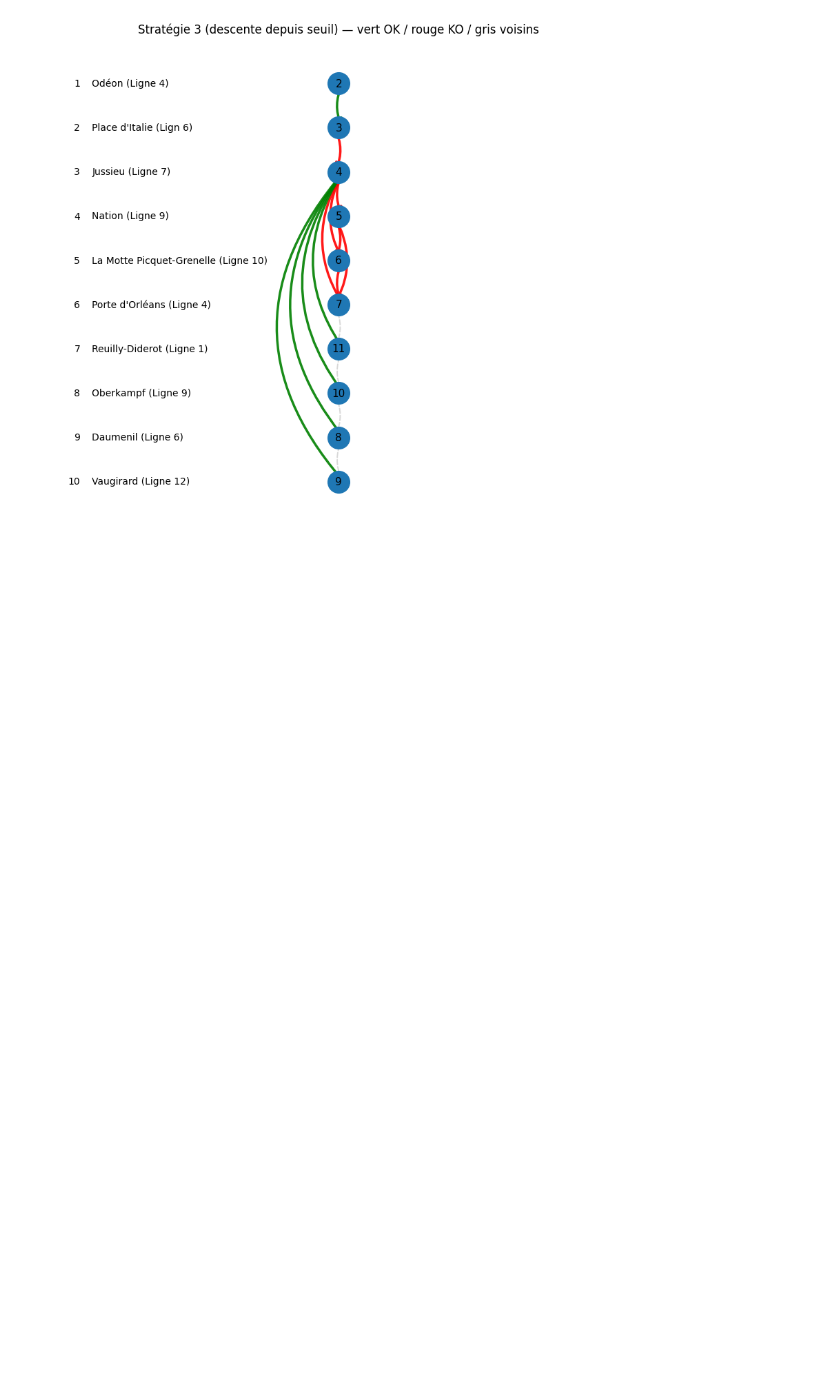
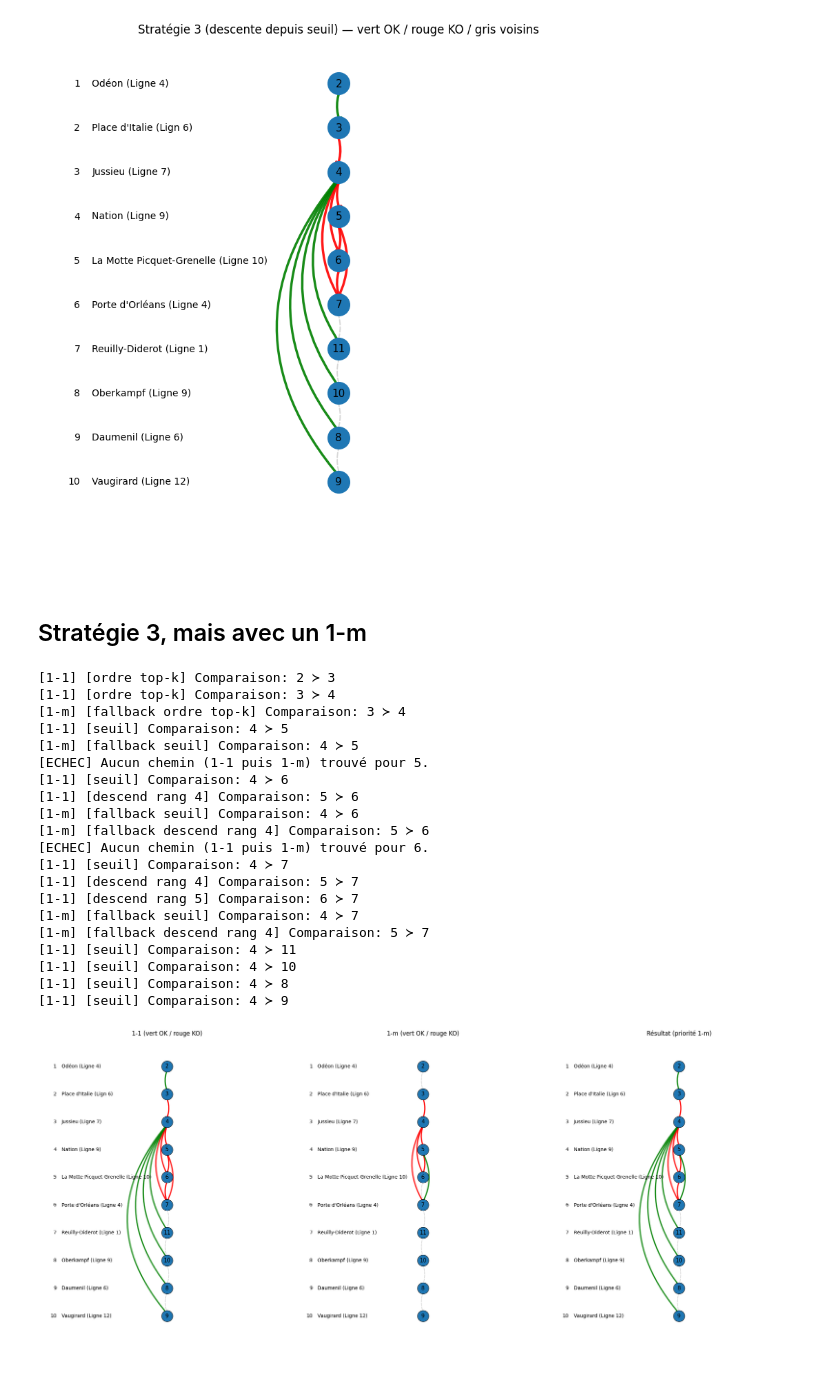
Before and after one commit to KarinaMusina44/SDP-optim, a Jupyter notebook: Projet_SDP_datasets.ipynb, the cells around one changed output. Drawn from its saved outputs; the diff is of its cells as text; code cells hidden in the pictures; blank space fills up the shorter version.

Commit message:
Add 1-m and 1-m or m-1 in utils, update strategy 3

```diff
--- a/Projet_SDP_datasets.ipynb
+++ b/Projet_SDP_datasets.ipynb
@@ -750,3 +750,5 @@ plot_strategy_graph(
 [seuil] Comparaison: 4 ≻ 8
 [seuil] Comparaison: 4 ≻ 9
 [figure]
+# %% [markdown]
+## Stratégie 3, mais avec un 1-m
@@ -752,0 +1048,39 @@ plot_strategy_graph(
+# %%
+strategy_results = run_strategy_descend_with_fallback_1m(
+    sorted_dataset=stations_ranked,
+    top_k=3,
+    eps_zero=0.0,
+    gurobi_output=False,
+    verbose=True
+)
+
+plot_three_plots_from_descend_results(
+    stations_ranked=stations_ranked,
+    results_mixed=strategy_results,
+    station_name_map=station_name_map,
+    show_gray_neighbors=True,
+    alternate_sides=True,
+    prefer_feasible=True
+)
+# %% [output]
+[1-1] [ordre top-k] Comparaison: 2 ≻ 3
+[1-1] [ordre top-k] Comparaison: 3 ≻ 4
+[1-m] [fallback ordre top-k] Comparaison: 3 ≻ 4
+[1-1] [seuil] Comparaison: 4 ≻ 5
+[1-m] [fallback seuil] Comparaison: 4 ≻ 5
+[ECHEC] Aucun chemin (1-1 puis 1-m) trouvé pour 5.
+[1-1] [seuil] Comparaison: 4 ≻ 6
+[1-1] [descend rang 4] Comparaison: 5 ≻ 6
+[1-m] [fallback seuil] Comparaison: 4 ≻ 6
+[1-m] [fallback descend rang 4] Comparaison: 5 ≻ 6
+[ECHEC] Aucun chemin (1-1 puis 1-m) trouvé pour 6.
+[1-1] [seuil] Comparaison: 4 ≻ 7
+[1-1] [descend rang 4] Comparaison: 5 ≻ 7
+[1-1] [descend rang 5] Comparaison: 6 ≻ 7
+[1-m] [fallback seuil] Comparaison: 4 ≻ 7
+[1-m] [fallback descend rang 4] Comparaison: 5 ≻ 7
+[1-1] [seuil] Comparaison: 4 ≻ 11
+[1-1] [seuil] Comparaison: 4 ≻ 10
+[1-1] [seuil] Comparaison: 4 ≻ 8
+[1-1] [seuil] Comparaison: 4 ≻ 9
+[figure, added]
```
Also changed, not shown: parts of 10 cells of this notebook, 1 other file.
